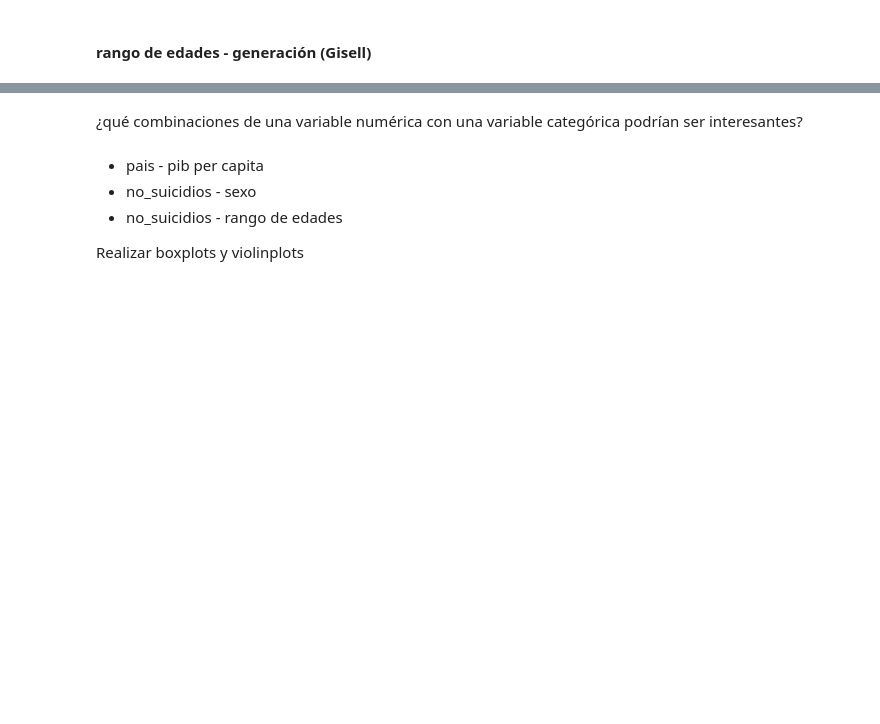
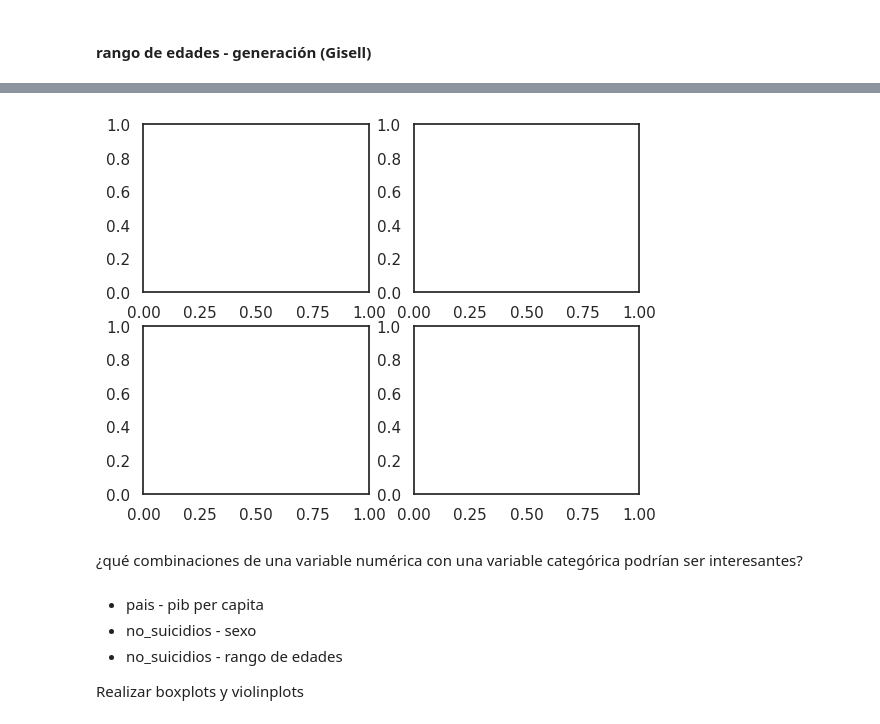
Before and after one commit to Gisellrom/Challange-Encriptamiento, a Jupyter notebook: Suicidios.ipynb, the cells around one changed output, grey strips where cells are left out. Saved outputs shown, nothing was run; the diff lists cells and outputs as text; code cells hidden in the pictures; blank space fills up the shorter version.

```diff
--- a/Suicidios.ipynb
+++ b/Suicidios.ipynb
@@ -1001,0 +1039,8 @@ Realizar tablas de contingencia y múltiples gráficas
+# %%
+# figure es el objeto que contiene nuestras gráficas, los objetos axes son los encargados de dibujar cada una de las gráficas.
+# figure contiene axes y nuestras gráficas se dibujan sobre los axes.
+
+# Usando el método subplots, podemos generar al mismo tiempo una nueva figura y múltiples axes que están contenidos en esa figura:
+fig, axes =plt.subplots(2, 2)
+# %% [output]
+[figure, added]
```
Also changed, not shown: parts of 8 cells of this notebook.
